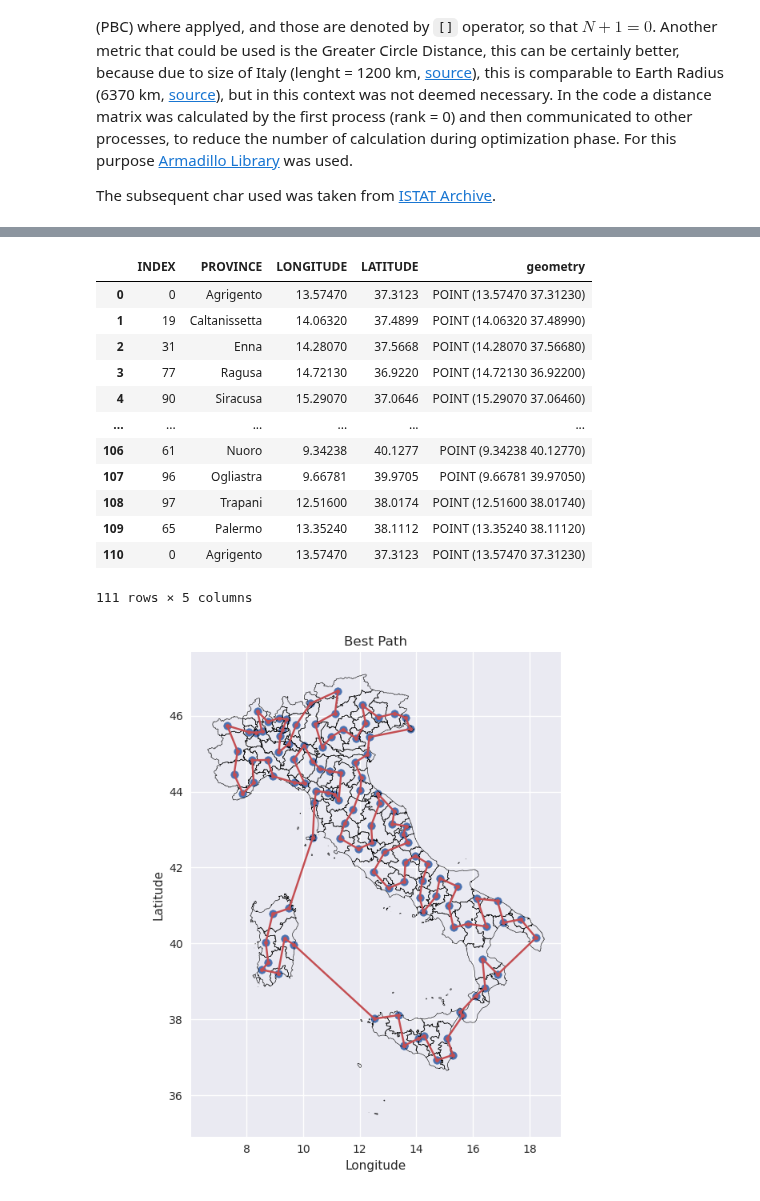
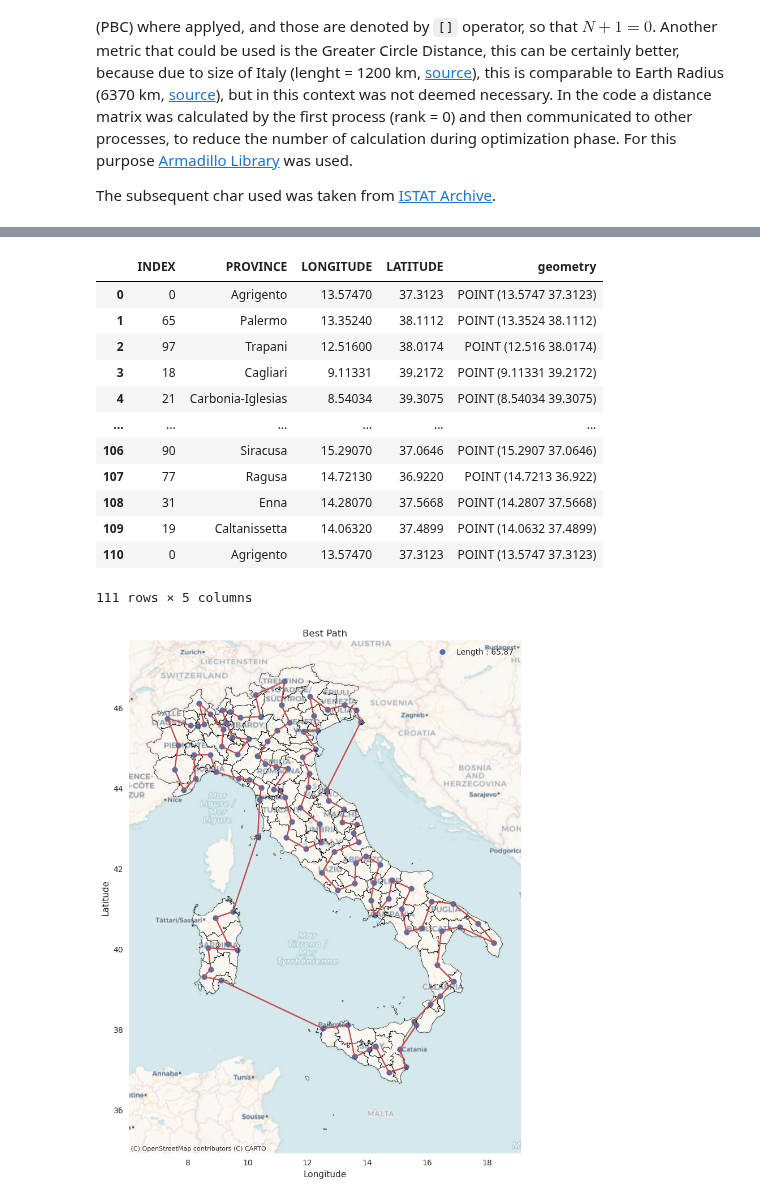
Before and after one commit to RandDouble/SimulazioneNumerica, a Jupyter notebook: LSN_Exercises_10.ipynb, the cells around one changed output, grey strips where cells are left out. Drawn from its saved outputs; the diff is of its cells as text; code cells hidden in the pictures.

Commit message:
Added animation and some graphs to exercise 10

```diff
--- a/LSN_Exercises_10.ipynb
+++ b/LSN_Exercises_10.ipynb
@@ -45,10 +48,10 @@ import geopandas
 plt.style.use('seaborn-v0_8')
 # %%
 italy: geopandas.GeoDataFrame = geopandas.read_file(
-    "eser_10/results/ProvCM01012024_g_WGS84.shp"
+    "eser_10/charts/ProvCM01012024_g_WGS84.shp"
 ).to_crs('EPSG:4326')
-data = pd.read_csv("eser_10/results/best_route.csv")
+data = pd.read_csv("eser_10/results/multi_thread/best_route.csv")
 data.loc[data.shape[0]] = data.iloc[0]
-data.tail()
+data
 # %% [output]
 |  | INDEX | PROVINCE | LONGITUDE | LATITUDE |
@@ -62,28 +149,31 @@ cities = geopandas.GeoDataFrame(data, geometry=geopandas.points_from_xy(data['LO
 cities
 # %% [output]
 |  | INDEX | PROVINCE | LONGITUDE | LATITUDE | geometry |
-| 0 | 0 | Agrigento | 13.57470 | 37.3123 | POINT (13.57470 37.31230) |
-| 1 | 19 | Caltanissetta | 14.06320 | 37.4899 | POINT (14.06320 37.48990) |
-| 2 | 31 | Enna | 14.28070 | 37.5668 | POINT (14.28070 37.56680) |
-| 3 | 77 | Ragusa | 14.72130 | 36.9220 | POINT (14.72130 36.92200) |
-| 4 | 90 | Siracusa | 15.29070 | 37.0646 | POINT (15.29070 37.06460) |
+| 0 | 0 | Agrigento | 13.57470 | 37.3123 | POINT (13.5747 37.3123) |
+| 1 | 65 | Palermo | 13.35240 | 38.1112 | POINT (13.3524 38.1112) |
+| 2 | 97 | Trapani | 12.51600 | 38.0174 | POINT (12.516 38.0174) |
+| 3 | 18 | Cagliari | 9.11331 | 39.2172 | POINT (9.11331 39.2172) |
+| 4 | 21 | Carbonia-Iglesias | 8.54034 | 39.3075 | POINT (8.54034 39.3075) |
 | ... | ... | ... | ... | ... | ... |
-| 106 | 61 | Nuoro | 9.34238 | 40.1277 | POINT (9.34238 40.12770) |
-| 107 | 96 | Ogliastra | 9.66781 | 39.9705 | POINT (9.66781 39.97050) |
-| 108 | 97 | Trapani | 12.51600 | 38.0174 | POINT (12.51600 38.01740) |
-| 109 | 65 | Palermo | 13.35240 | 38.1112 | POINT (13.35240 38.11120) |
-| 110 | 0 | Agrigento | 13.57470 | 37.3123 | POINT (13.57470 37.31230) |
+| 106 | 90 | Siracusa | 15.29070 | 37.0646 | POINT (15.2907 37.0646) |
+| 107 | 77 | Ragusa | 14.72130 | 36.9220 | POINT (14.7213 36.922) |
+| 108 | 31 | Enna | 14.28070 | 37.5668 | POINT (14.2807 37.5668) |
+| 109 | 19 | Caltanissetta | 14.06320 | 37.4899 | POINT (14.0632 37.4899) |
+| 110 | 0 | Agrigento | 13.57470 | 37.3123 | POINT (13.5747 37.3123) |
 111 rows × 5 columns
 # %%
-ax = italy.boundary.plot(edgecolor='k', linewidth=0.4)
-cities.plot(ax =ax)
+fig, ax = plt.subplots(1,1, figsize=(10,10))
 
+italy.boundary.plot(ax=ax, edgecolor='k', linewidth=0.4)
+cities.plot(ax =ax, label = f'Length : {min_cost:.2f}')
+cx.add_basemap(ax, crs=italy.crs.to_string(), source=xyz.CartoDB.Voyager)
 
-plt.gcf().set_size_inches(7,7)
-plt.plot(data['LONGITUDE'], data['LATITUDE'], c='C2', marker = '.')
+plt.plot(data['LONGITUDE'], data['LATITUDE'], c='C2', marker = '.', markersize=.5)
 plt.xlabel('Longitude')
 plt.ylabel('Latitude')
 plt.title('Best Path')
+plt.grid()
+plt.legend()
 plt.tight_layout()
 # %% [output]
-[figure, old version]
+[figure, new version]
```
Also changed, not shown: parts of 10 cells of this notebook, 9 other files.
